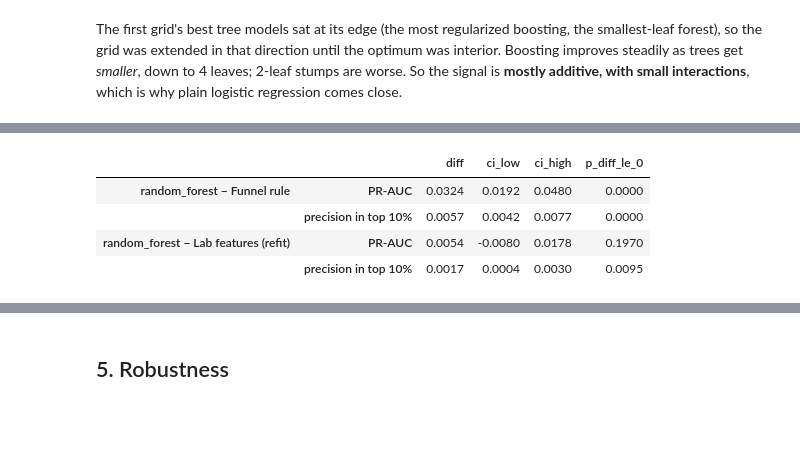
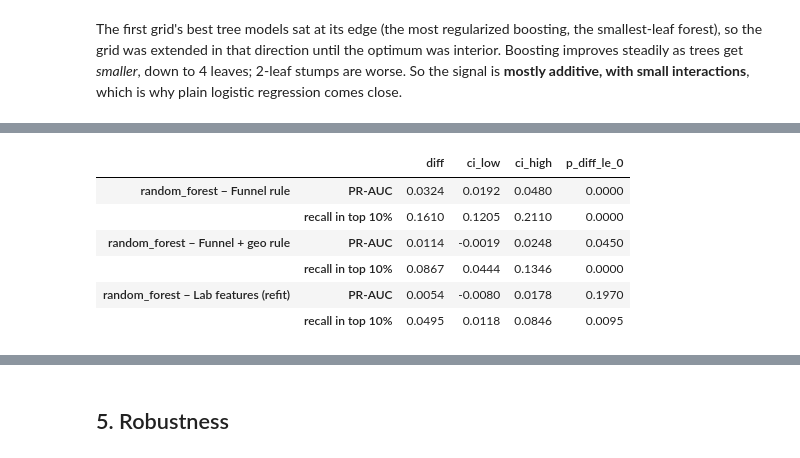
Before and after one commit to Pann13223029/merch-store-marketing-case-study, a Jupyter notebook: notebooks/04_analyze_remarketing.ipynb, the cells around one changed output, grey strips where cells are left out. Cells and saved outputs as stored; diff of their text form; code cells hidden in the pictures; blank space fills up the shorter version.

```diff
--- a/notebooks/04_analyze_remarketing.ipynb
+++ b/notebooks/04_analyze_remarketing.ipynb
@@ -192,10 +195,9 @@ best = best.loc[best.groupby("model").cv_pr_auc.idxmax()].set_index("model")
 chosen = best.cv_pr_auc.idxmax()
 
 baseline_cv = {}
-prs = [average_precision_score(rows_between(train, c, e)[LABEL], funnel_rule_score(rows_between(train, c, e)))
-       for _, (c, e) in CV_FOLDS]
-from src.modeling import cross_validate
-baseline_cv["Funnel rule"] = np.mean(prs)
+for name, rule in [("Funnel rule", funnel_rule_score), ("Funnel + geo rule", funnel_geo_rule_score)]:
+    baseline_cv[name] = np.mean([average_precision_score(rows_between(train, c, e)[LABEL], rule(rows_between(train, c, e)))
+                                 for _, (c, e) in CV_FOLDS])
 baseline_cv["Lab features (refit)"] = cross_validate(lab_features_pipeline, train)["cv_pr_auc"]
 summary = pd.concat([pd.Series(baseline_cv, name="cv_pr_auc"), best.cv_pr_auc]).sort_values(ascending=False)
 print("Chosen by the rule:", chosen)
@@ -215,5 +221,5 @@ All models are refit on the full training months and scored once on the test mon
 # %%
-scores = {"Funnel rule": funnel_rule_score(test),
+scores = {"Funnel rule": funnel_rule_score(test), "Funnel + geo rule": funnel_geo_rule_score(test),
           "Lab features (refit)": lab_features_pipeline().fit(train, train[LABEL]).predict_proba(test)[:, 1]}
 fitted = {}
 for name, row in best.iterrows():
@@ -236,16 +243,20 @@ results.style.format({"pr_auc": "{:.4f}", "pr_auc_ci_low": "{:.4f}", "pr_auc_ci_
 | logistic_regression | 0.0631 | 0.0481 | 0.0851 | 0.912 | 8.9% | 25.1x | 11.0x | ... |
 | random_forest | 0.0607 | 0.0474 | 0.0824 | 0.912 | 9.6% | 27.3x | 10.8x | ... |
 # %%
-precision_top_10 = lambda yy, ss: top_share_precision(yy, ss, 0.10)
+precision_top_10 = lambda yy, ss: top_share_precision(yy, ss, 0.10)   # used for the top-decile lift in §5
+recall_top_10 = lambda yy, ss: top_share_recall(yy, ss, 0.10)         # share of later buyers in the top 10%
 comparisons = {}
-for base in ["Funnel rule", "Lab features (refit)"]:
-    for metric_name, metric in [("PR-AUC", average_precision_score), ("precision in top 10%", precision_top_10)]:
-        comparisons[(f"{chosen} − {base}", metric_name)] = bootstrap_metric_diff(y, scores[chosen], scores[base], metric, n_boot=N_BOOT)
+for base in ["Funnel rule", "Funnel + geo rule", "Lab features (refit)"]:
+    for metric_name, metric in [("PR-AUC", average_precision_score), ("recall in top 10%", recall_top_10)]:
+        comparisons[(f"{chosen} − {base}", metric_name)] = bootstrap_metric_diff(y, scores[chosen], scores[base], metric,
+                                                                                n_boot=N_BOOT)
 pd.DataFrame(comparisons).T.round(4)
 # %% [output]
 |  |  | diff | ci_low | ci_high | p_diff_le_0 |
 | random_forest − Funnel rule | PR-AUC | 0.0324 | 0.0192 | 0.0480 | 0.0000 |
-|  | precision in top 10% | 0.0057 | 0.0042 | 0.0077 | 0.0000 |
+|  | recall in top 10% | 0.1610 | 0.1205 | 0.2110 | 0.0000 |
+| random_forest − Funnel + geo rule | PR-AUC | 0.0114 | -0.0019 | 0.0248 | 0.0450 |
+|  | recall in top 10% | 0.0867 | 0.0444 | 0.1346 | 0.0000 |
 | random_forest − Lab features (refit) | PR-AUC | 0.0054 | -0.0080 | 0.0178 | 0.1970 |
-|  | precision in top 10% | 0.0017 | 0.0004 | 0.0030 | 0.0095 |
+|  | recall in top 10% | 0.0495 | 0.0118 | 0.0846 | 0.0095 |
 # %%
```
Also changed, not shown: parts of 19 cells of this notebook, 11 other files.
